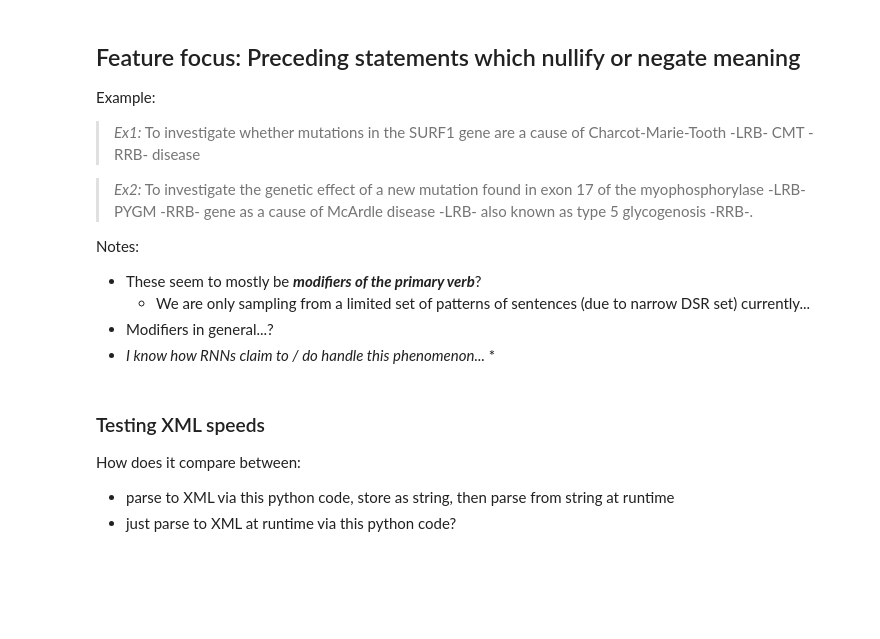
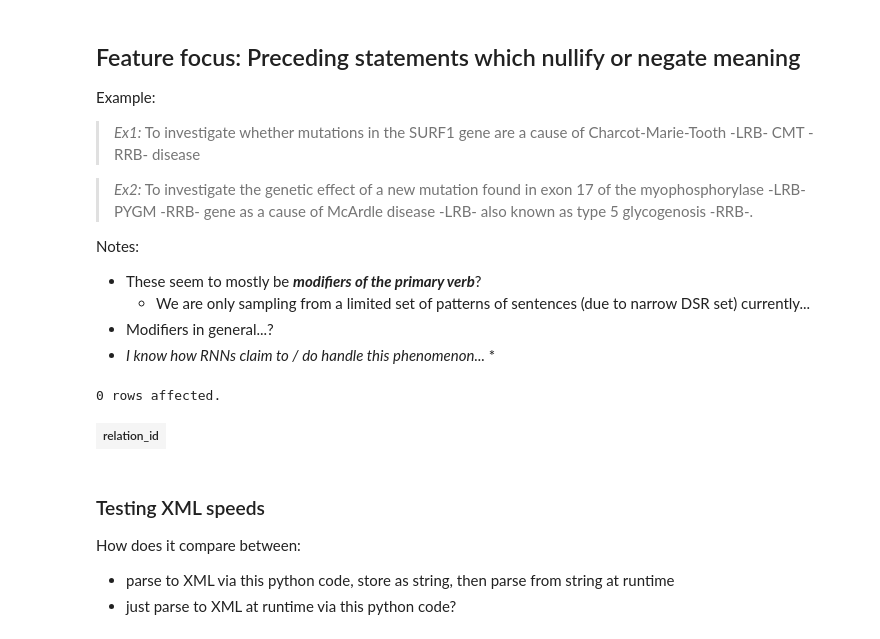
Before and after one commit to HazyResearch/treedlib, a Jupyter notebook: treedlib.ipynb, the cells around one changed output. Saved outputs shown, nothing was run; the diff lists cells and outputs as text; code cells hidden in the pictures; blank space fills up the shorter version.

```diff
--- a/treedlib.ipynb
+++ b/treedlib.ipynb
@@ -487,6 +645,14 @@ Notes:
     * We are only sampling from a limited set of patterns of sentences (due to narrow DSR set) currently...
 * Modifiers in general...?
 * _I know how RNNs claim to / do handle this phenomenon..._ *
+# %%
+%%sql
+SELECT relation_id
+FROM genepheno_causation
+WHERE doc_id = '15262743' AND section_id = 'Abstract.0' AND sent_id = 1;
+# %% [output]
+0 rows affected.
+| relation_id |
 # %%
 ex1_id = ('24027061', 'Abstract.0', 1)
 ex1_raw="""
```
Also changed, not shown: parts of 30 cells of this notebook, 1 other file.
